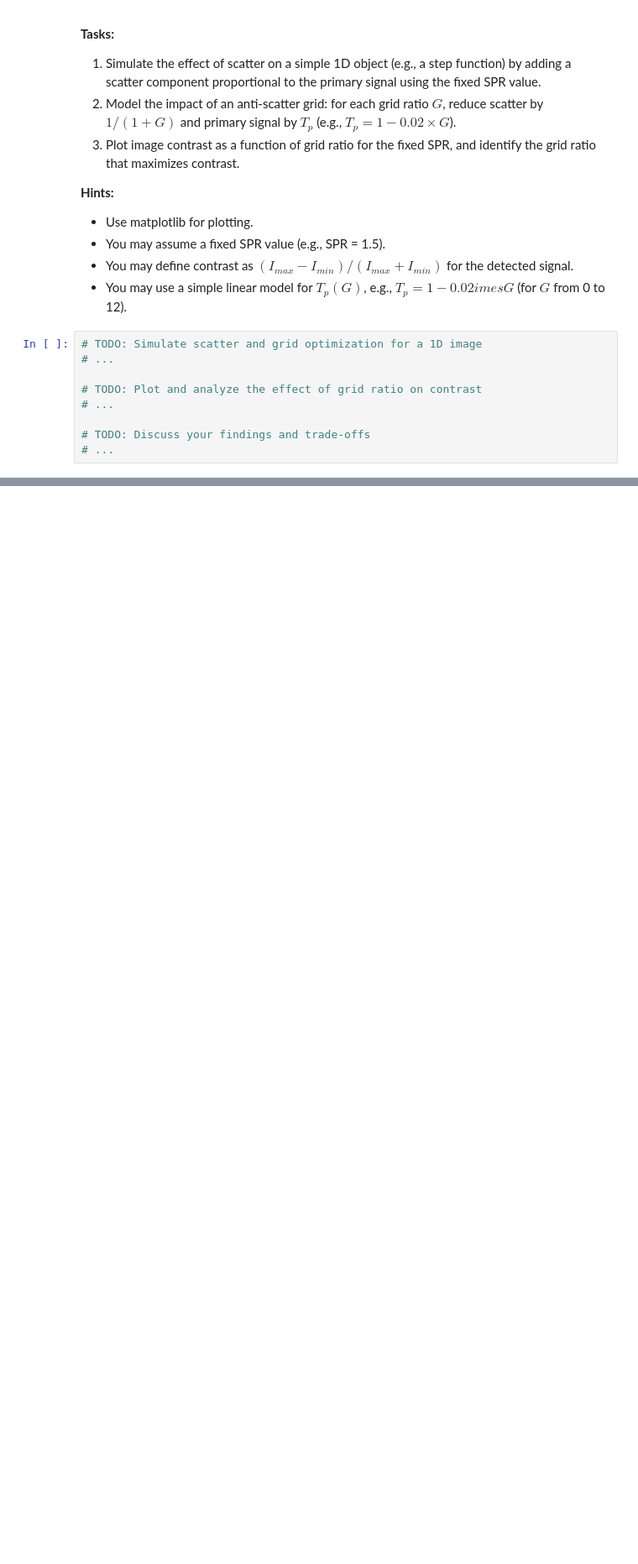
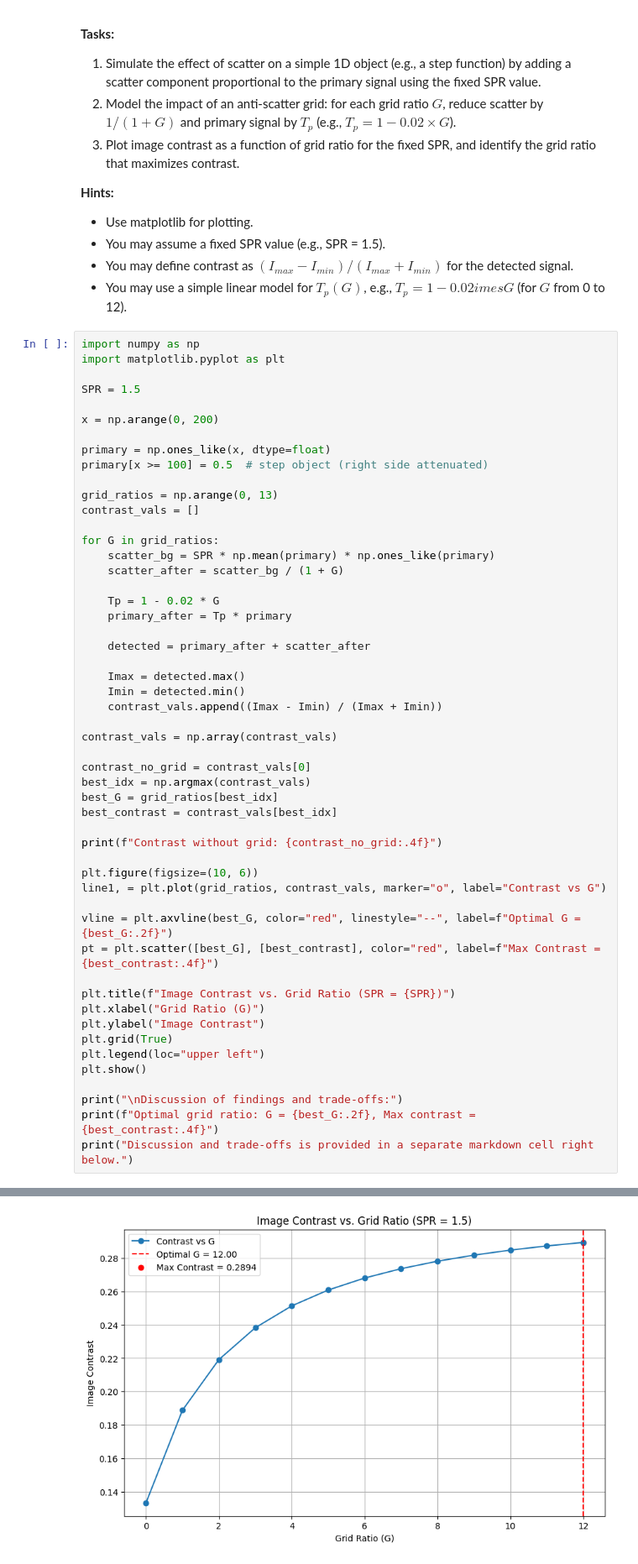
Before and after one commit to Gabi-Givelichian/BMEN509-623_Deliverable_2, a Jupyter notebook: deliverable-02-starter.ipynb, the cells around one changed output, grey strips where cells are left out. Shown at 84% size. Cells and saved outputs as stored; diff of their text form; blank space fills up the shorter version.

```diff
--- a/deliverable-02-starter.ipynb
+++ b/deliverable-02-starter.ipynb
@@ -381,11 +414,55 @@ You are given a 1D 'image' (e.g., a step function representing an object) and mu
 - You may define contrast as $(I_{max} - I_{min})/(I_{max} + I_{min})$ for the detected signal.
 - You may use a simple linear model for $T_p(G)$, e.g., $T_p = 1 - 0.02 	imes G$ (for $G$ from 0 to 12).
 # %%
-# TODO: Simulate scatter and grid optimization for a 1D image
-# ...
+import numpy as np
+import matplotlib.pyplot as plt
 
-# TODO: Plot and analyze the effect of grid ratio on contrast
-# ...
+SPR = 1.5
 
-# TODO: Discuss your findings and trade-offs
-# ...
+x = np.arange(0, 200)
+
+primary = np.ones_like(x, dtype=float)
+primary[x >= 100] = 0.5  # step object (right side attenuated)
+
+grid_ratios = np.arange(0, 13)
+contrast_vals = []
+
+for G in grid_ratios:
+    scatter_bg = SPR * np.mean(primary) * np.ones_like(primary)
+    scatter_after = scatter_bg / (1 + G)
+
+    Tp = 1 - 0.02 * G
+    primary_after = Tp * primary
+
+    detected = primary_after + scatter_after
+
+    Imax = detected.max()
+    Imin = detected.min()
+    contrast_vals.append((Imax - Imin) / (Imax + Imin))
+
+contrast_vals = np.array(contrast_vals)
+
+contrast_no_grid = contrast_vals[0]
+best_idx = np.argmax(contrast_vals)
+best_G = grid_ratios[best_idx]
+best_contrast = contrast_vals[best_idx]
+
+print(f"Contrast without grid: {contrast_no_grid:.4f}")
+
+plt.figure(figsize=(10, 6))
+line1, = plt.plot(grid_ratios, contrast_vals, marker="o", label="Contrast vs G")
+
+vline = plt.axvline(best_G, color="red", linestyle="--", label=f"Optimal G = {best_G:.2f}")
+pt = plt.scatter([best_G], [best_contrast], color="red", label=f"Max Contrast = {best_contrast:.4f}")
+
+plt.title(f"Image Contrast vs. Grid Ratio (SPR = {SPR})")
+plt.xlabel("Grid Ratio (G)")
+plt.ylabel("Image Contrast")
+plt.grid(True)
+plt.legend(loc="upper left")
+plt.show()
+
+print("\nDiscussion of findings and trade-offs:")
+print(f"Optimal grid ratio: G = {best_G:.2f}, Max contrast = {best_contrast:.4f}")
+print("Discussion and trade-offs is provided in a separate markdown cell right below.")
+# %% [output]
@@ -391,0 +470 @@ You are given a 1D 'image' (e.g., a step function representing an object) and mu
+[figure, added]
```
Also changed, not shown: parts of 15 cells of this notebook.
